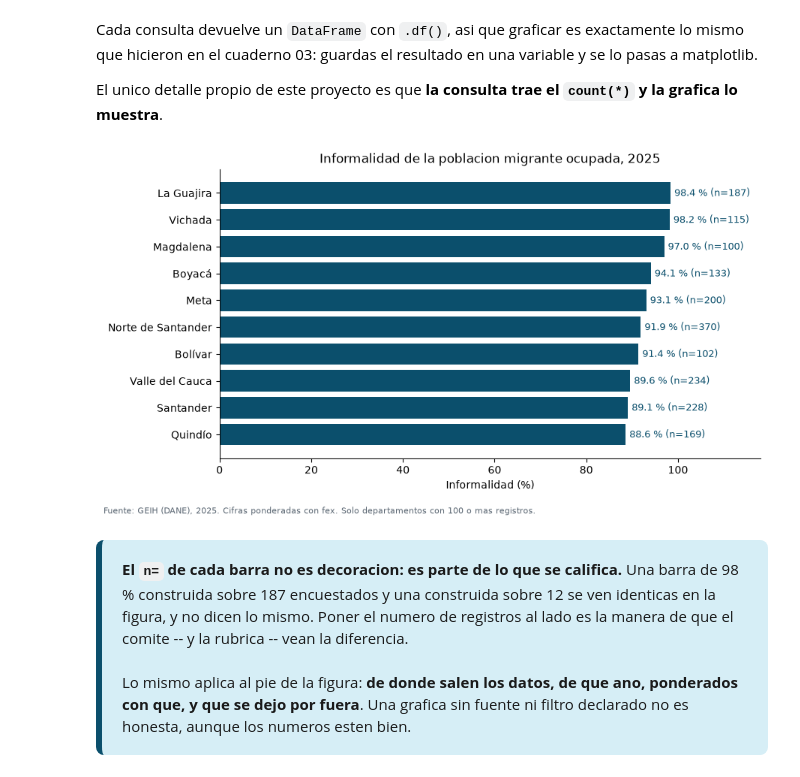
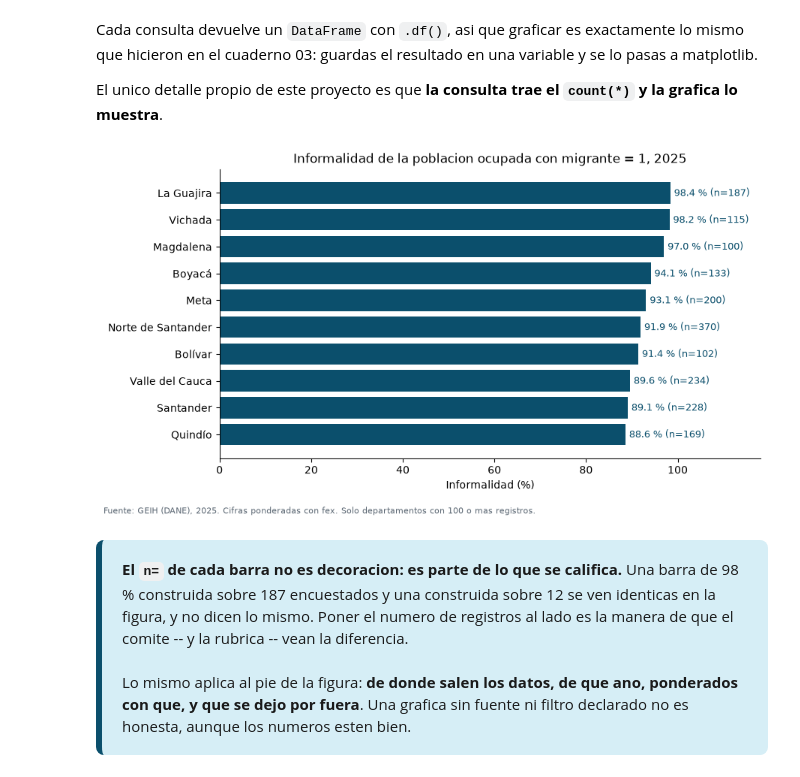
Before and after one commit to YourFavouriteDataSuperstar/Data-Xperience, a Jupyter notebook: notebooks/07_proyecto_final_equilab.ipynb, the cells around one changed output. Drawn from its saved outputs; the diff is of its cells as text; code cells hidden in the pictures.

```diff
--- a/notebooks/07_proyecto_final_equilab.ipynb
+++ b/notebooks/07_proyecto_final_equilab.ipynb
@@ -721,38 +724,39 @@ grafica lo muestra**.
 # %%
 import matplotlib.pyplot as plt
 
-datos = con.execute("""
+datos = con.execute(f"""
 SELECT departamento,
        count(*)                                      AS registros,
        round(100 * sum(fex * informal) / sum(fex), 1) AS informal_pct
 FROM personas
-WHERE anio = 2025 AND ocupado = 1 AND migrante = 1
+WHERE anio = 2025 AND ocupado = 1 AND {MI_DIMENSION} = 1
 GROUP BY 1
 HAVING count(*) >= 100
 ORDER BY 3 DESC
 LIMIT 10
 """).df()
 
 fig, ax = plt.subplots(figsize=(9, 5))
 ax.barh(datos["departamento"], datos["informal_pct"], color="#0B4F6C")
 ax.invert_yaxis()
 ax.set_xlabel("Informalidad (%)")
-ax.set_title("Informalidad de la poblacion migrante ocupada, 2025")
-ax.set_xlim(0, 118)
+ax.set_title(f"Informalidad de la poblacion ocupada con {MI_DIMENSION} = 1, 2025")
+# El tope del eje sale de los datos: deja aire para la etiqueta de la barra mas larga.
+ax.set_xlim(0, datos["informal_pct"].max() * 1.2)
 for lado in ("top", "right"):
     ax.spines[lado].set_visible(False)
 
 # El n= de cada barra es el chequeo de muestra, visible en la figura.
 for y, (v, n) in enumerate(zip(datos["informal_pct"], datos["registros"])):
     ax.text(v + 0.8, y, f"{v} % (n={n})", va="center", fontsize=9, color="#0B4F6C")
 
 # La fuente y el filtro van al pie de la figura, no encima del titulo.
 fig.text(0.01, 0.01, "Fuente: GEIH (DANE), 2025. Cifras ponderadas con fex. Solo departamentos con 100 o mas registros.",
          fontsize=8, color="#5A6672")
 plt.tight_layout(rect=(0, 0.04, 1, 1))
 plt.show()
 # %% [output]
-[figure, old version]
+[figure, new version]
 # %% [markdown]
 <div style="background:#D6EEF6;border-left:6px solid #0B4F6C;border-radius:8px;padding:18px 20px;margin:14px 0;font-size:15px;color:#1A1A1A;line-height:1.6;"><b>El <code>n=</code> de cada barra no es decoracion: es parte de lo que se califica.</b> Una barra de 98 % construida sobre 187 encuestados y una construida sobre 12 se ven identicas en la figura, y no dicen lo mismo. Poner el numero de registros al lado es la manera de que el comite -- y la rubrica -- vean la diferencia.<br><br>Lo mismo aplica al pie de la figura: <b>de donde salen los datos, de que ano, ponderados con que, y que se dejo por fuera</b>. Una grafica sin fuente ni filtro declarado no es honesta, aunque los numeros esten bien.</div>
 # %% [markdown]
```
Also changed, not shown: parts of 6 cells of this notebook, 1 other file.
